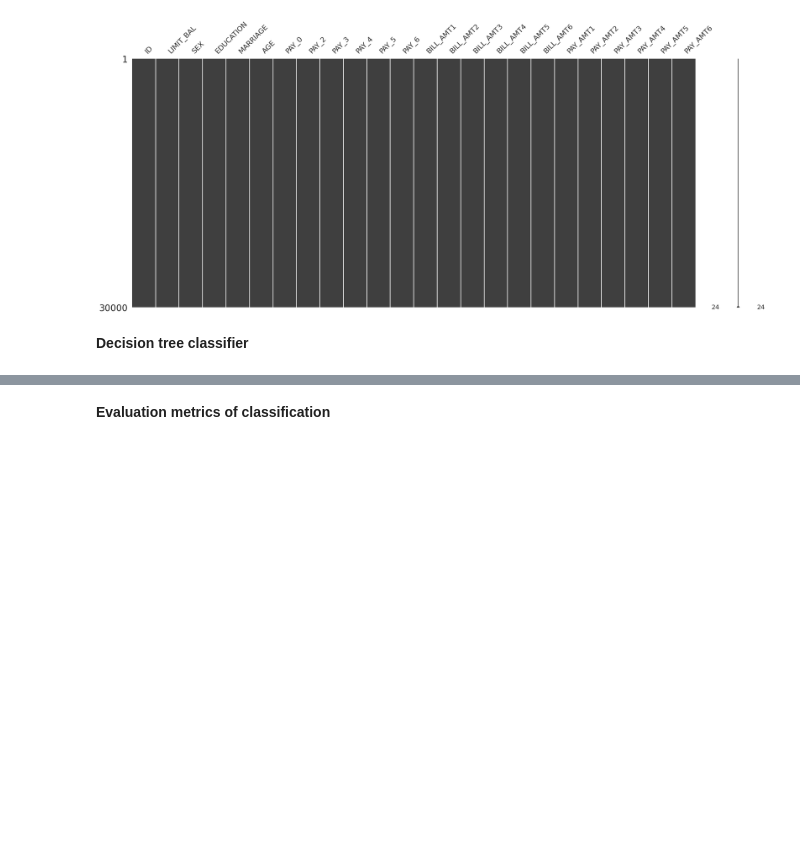
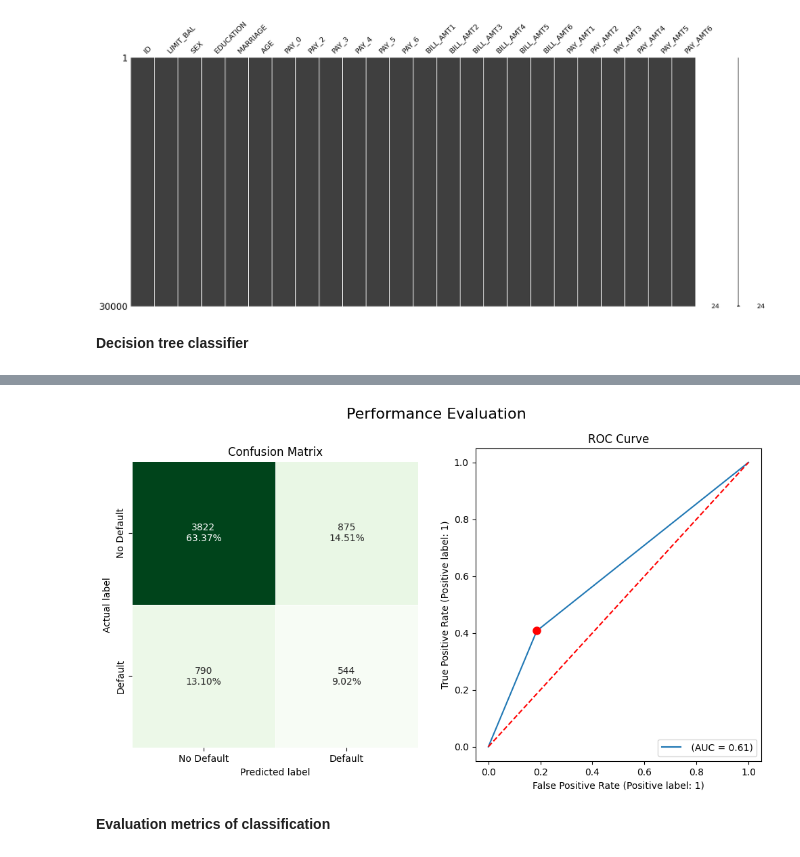
Before and after one commit to AleksandrMorozov123/Financial-modelling-in-Python-and-R, a Jupyter notebook: credit-risk-models.ipynb, the cells around one changed output, grey strips where cells are left out. Saved outputs shown, nothing was run; the diff lists cells and outputs as text; code cells hidden in the pictures; blank space fills up the shorter version.

```diff
--- a/credit-risk-models.ipynb
+++ b/credit-risk-models.ipynb
@@ -256,3 +356,10 @@ plot_tree(tree_classifier,max_depth=2,
+# %%
+LABELS = ["No Default", "Default"]
+tree_perf = performance_evaluation_report(tree_classifier,
+                                          X_test,y_test, labels=LABELS,
+                                          show_plot=True)
+# %% [output]
+[figure, added]
 # %% [markdown]
 **Evaluation metrics of classification**
 # %%
```
Also changed, not shown: parts of 19 cells of this notebook.
